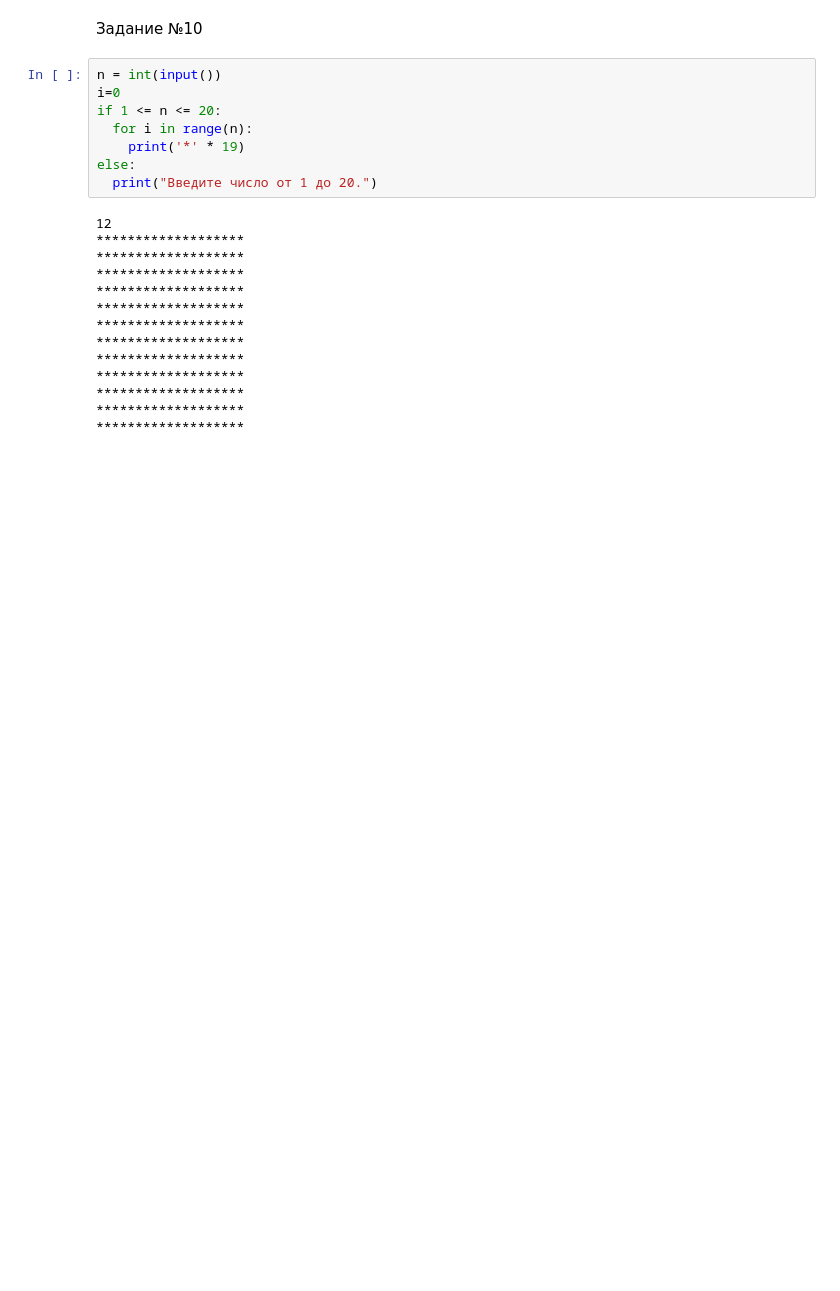
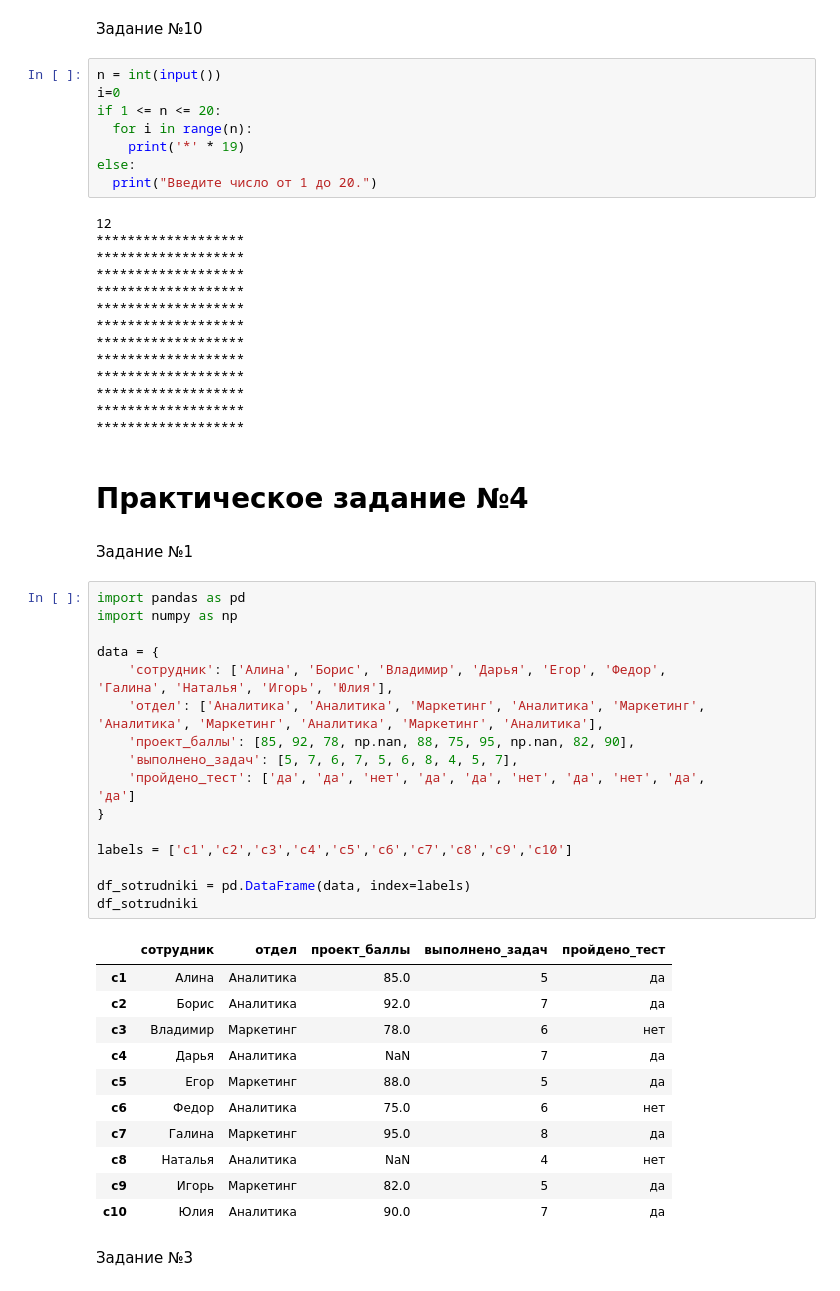
Before and after one commit to aleksaveger-bot/AlexaVegera, a Jupyter notebook: Untitled5.ipynb, the cells around one changed output. Saved outputs shown, nothing was run; the diff lists cells and outputs as text; blank space fills up the shorter version.

```diff
--- a/Untitled5.ipynb
+++ b/Untitled5.ipynb
@@ -475,3 +475,40 @@ else:
 *******************
 *******************
 *******************
+# %% [markdown]
+# Практическое задание №4
+# %% [markdown]
+Задание №1
+# %%
+import pandas as pd
+import numpy as np
+
+data = {
+    'сотрудник': ['Алина', 'Борис', 'Владимир', 'Дарья', 'Егор', 'Федор',
+'Галина', 'Наталья', 'Игорь', 'Юлия'],
+    'отдел': ['Аналитика', 'Аналитика', 'Маркетинг', 'Аналитика', 'Маркетинг',
+'Аналитика', 'Маркетинг', 'Аналитика', 'Маркетинг', 'Аналитика'],
+    'проект_баллы': [85, 92, 78, np.nan, 88, 75, 95, np.nan, 82, 90],
+    'выполнено_задач': [5, 7, 6, 7, 5, 6, 8, 4, 5, 7],
+    'пройдено_тест': ['да', 'да', 'нет', 'да', 'да', 'нет', 'да', 'нет', 'да',
+'да']
+}
+
+labels = ['с1','с2','с3','с4','с5','с6','с7','с8','с9','с10']
+
+df_sotrudniki = pd.DataFrame(data, index=labels)
+df_sotrudniki
+# %% [output]
+|  | сотрудник | отдел | проект_баллы | выполнено_задач | пройдено_тест |
+| с1 | Алина | Аналитика | 85.0 | 5 | да |
+| с2 | Борис | Аналитика | 92.0 | 7 | да |
+| с3 | Владимир | Маркетинг | 78.0 | 6 | нет |
+| с4 | Дарья | Аналитика | NaN | 7 | да |
+| с5 | Егор | Маркетинг | 88.0 | 5 | да |
+| с6 | Федор | Аналитика | 75.0 | 6 | нет |
+| с7 | Галина | Маркетинг | 95.0 | 8 | да |
+| с8 | Наталья | Аналитика | NaN | 4 | нет |
+| с9 | Игорь | Маркетинг | 82.0 | 5 | да |
+| с10 | Юлия | Аналитика | 90.0 | 7 | да |
+# %% [markdown]
+Задание №3
```
Also changed, not shown: parts of 5 cells of this notebook.
